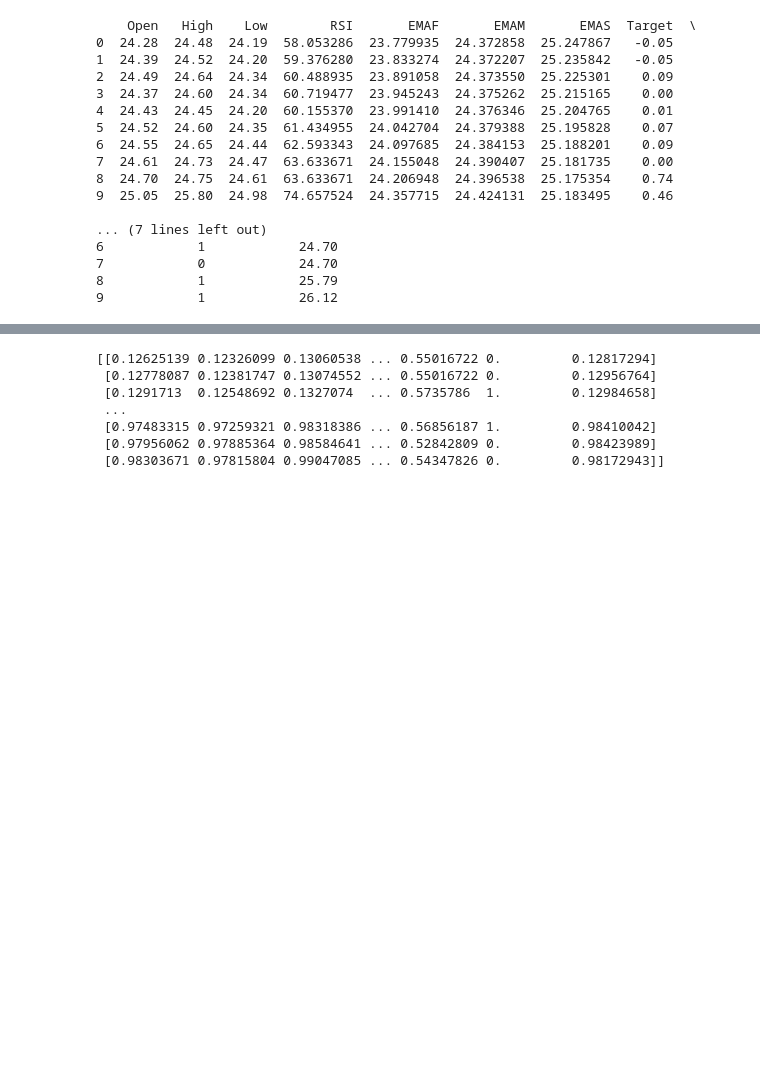
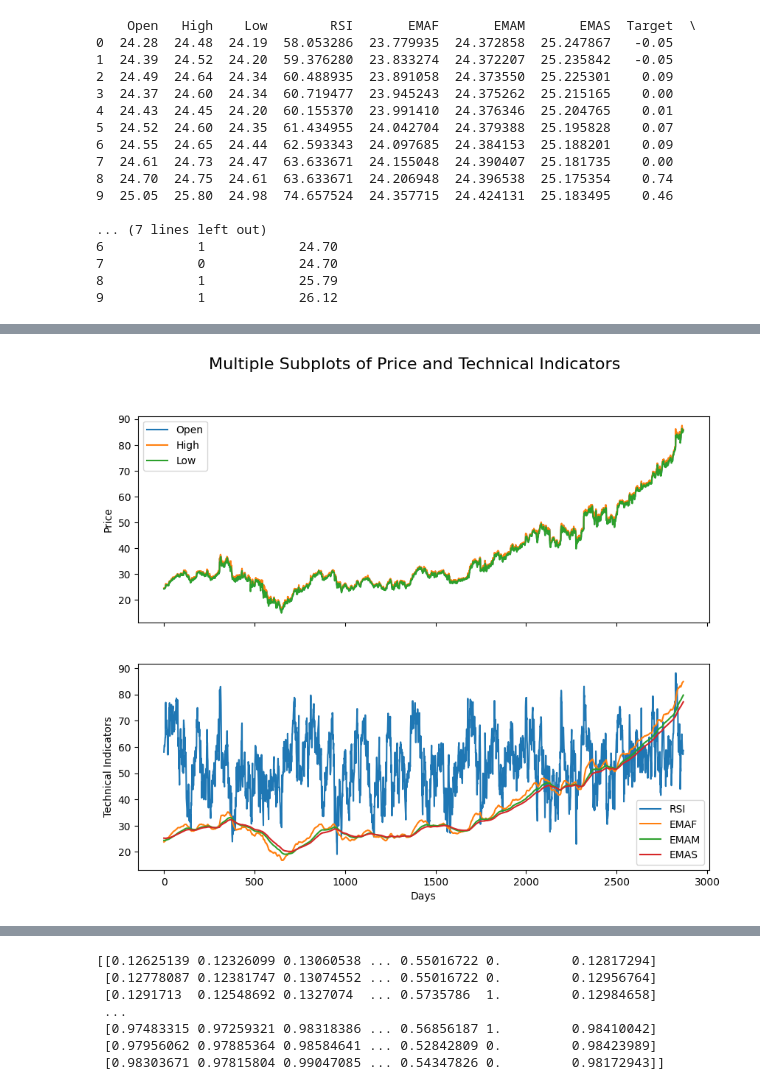
Before and after one commit to ShubhamKhaire666/Microsoft_Stock_Prediction, a Jupyter notebook: Microsoft_LSTM_Stock_Prediction.ipynb, the cells around one changed output, grey strips where cells are left out. Drawn from its saved outputs; the diff is of its cells as text; code cells hidden in the pictures; blank space fills up the shorter version.

```diff
--- a/Microsoft_LSTM_Stock_Prediction.ipynb
+++ b/Microsoft_LSTM_Stock_Prediction.ipynb
@@ -100,3 +110,24 @@ data_set.head(20)
 #yi = [data.Open[i]-data.Close[i] for i in range(0, len(data))]
 #print(yi)
 #print(len(yi))
+# %%
+fig, axs = plt.subplots(2, 1, figsize=(10, 8), sharex=True)
+fig.suptitle('Multiple Subplots of Price and Technical Indicators', fontsize=16)
+
+axs[0].plot(data_set.Open, label='Open')
+axs[0].plot(data_set.High, label='High')
+axs[0].plot(data_set.Low, label='Low')
+axs[0].set_ylabel('Price')
+axs[0].legend()
+
+axs[1].plot(data_set.RSI, label='RSI')
+axs[1].plot(data_set.EMAF, label='EMAF')
+axs[1].plot(data_set.EMAM, label='EMAM')
+axs[1].plot(data_set.EMAS, label='EMAS')
+axs[1].set_xlabel('Days')
+axs[1].set_ylabel('Technical Indicators')
+axs[1].legend()
+
+plt.show()
+# %% [output]
+[figure, added]
```
Also changed, not shown: parts of 10 cells of this notebook, 1 other file.
